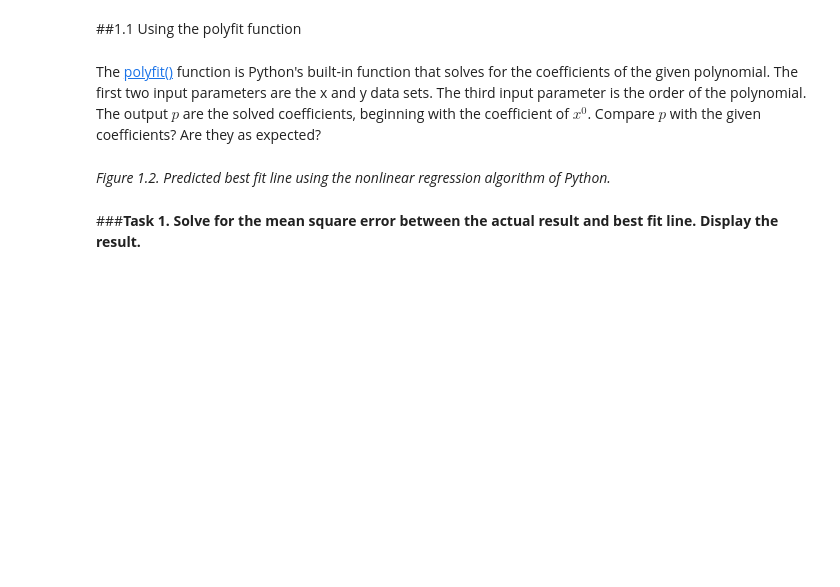
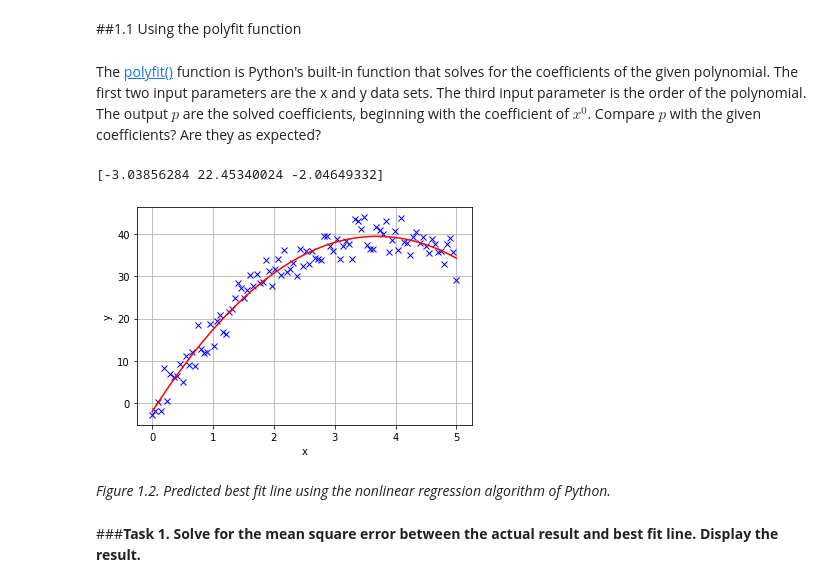
Before and after one commit to iaagulo/Machine-Learning-Basics, a Jupyter notebook: PCT01.ipynb, the cells around one changed output. Saved outputs shown, nothing was run; the diff lists cells and outputs as text; code cells hidden in the pictures; blank space fills up the shorter version.

```diff
--- a/PCT01.ipynb
+++ b/PCT01.ipynb
@@ -24,13 +26,16 @@ The [polyfit()](https://numpy.org/doc/stable/reference/generated/numpy.polyfit.h
 # %%
 p = np.polyfit(x,y,len(coeff)-1)
 print(p)
 
-ynlr = addrandomfluctuations_nonlinear(x,coeff,10)
+ynlr = p[2] + p[1]*x + p[0]*x**2
 plt.plot(x,y,'bx')
 plt.plot(x,ynlr,'r')
 plt.xlabel('x')
 plt.ylabel('y')
 plt.grid()
+# %% [output]
+[-3.03856284 22.45340024 -2.04649332]
+[figure, added]
 # %% [markdown]
 *Figure 1.2. Predicted best fit line using the nonlinear regression algorithm of Python.*
 # %% [markdown]
```
Also changed, not shown: parts of 2 cells of this notebook.
